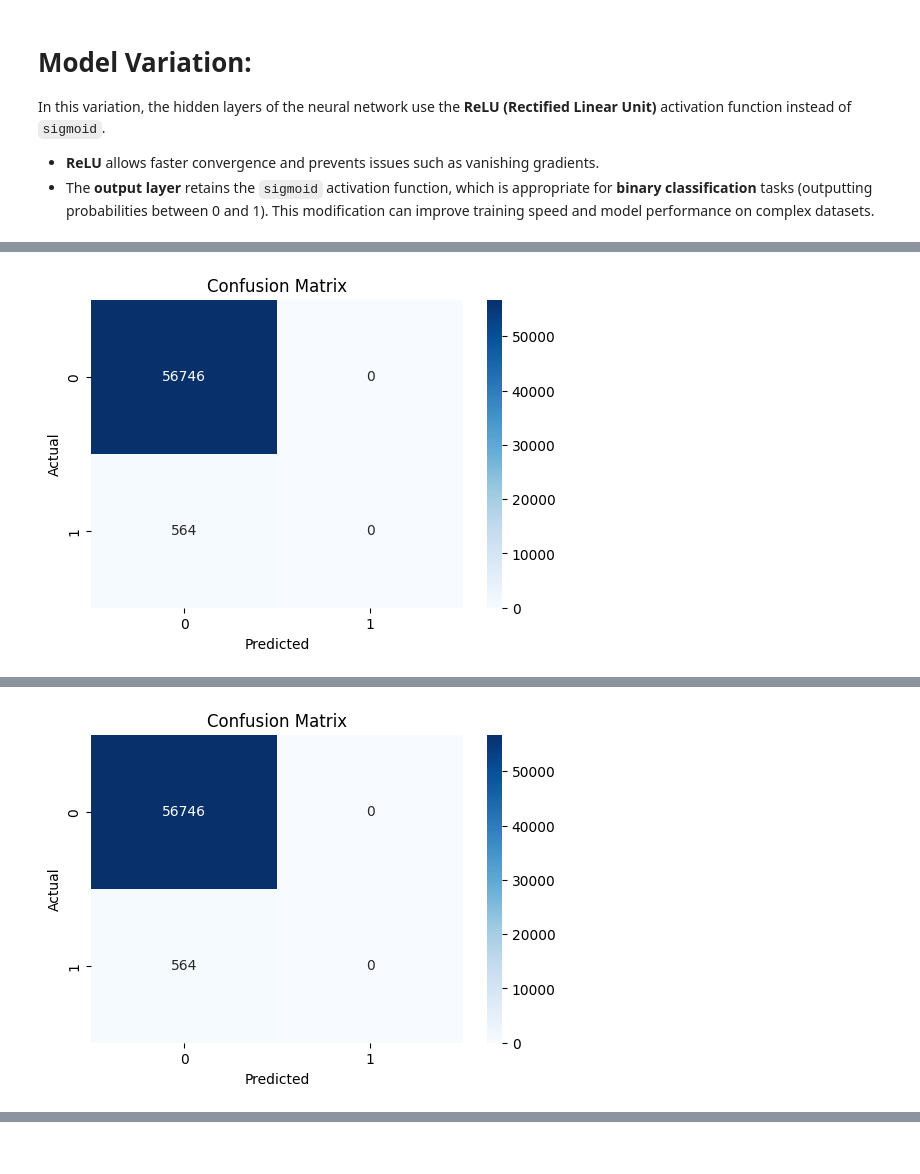
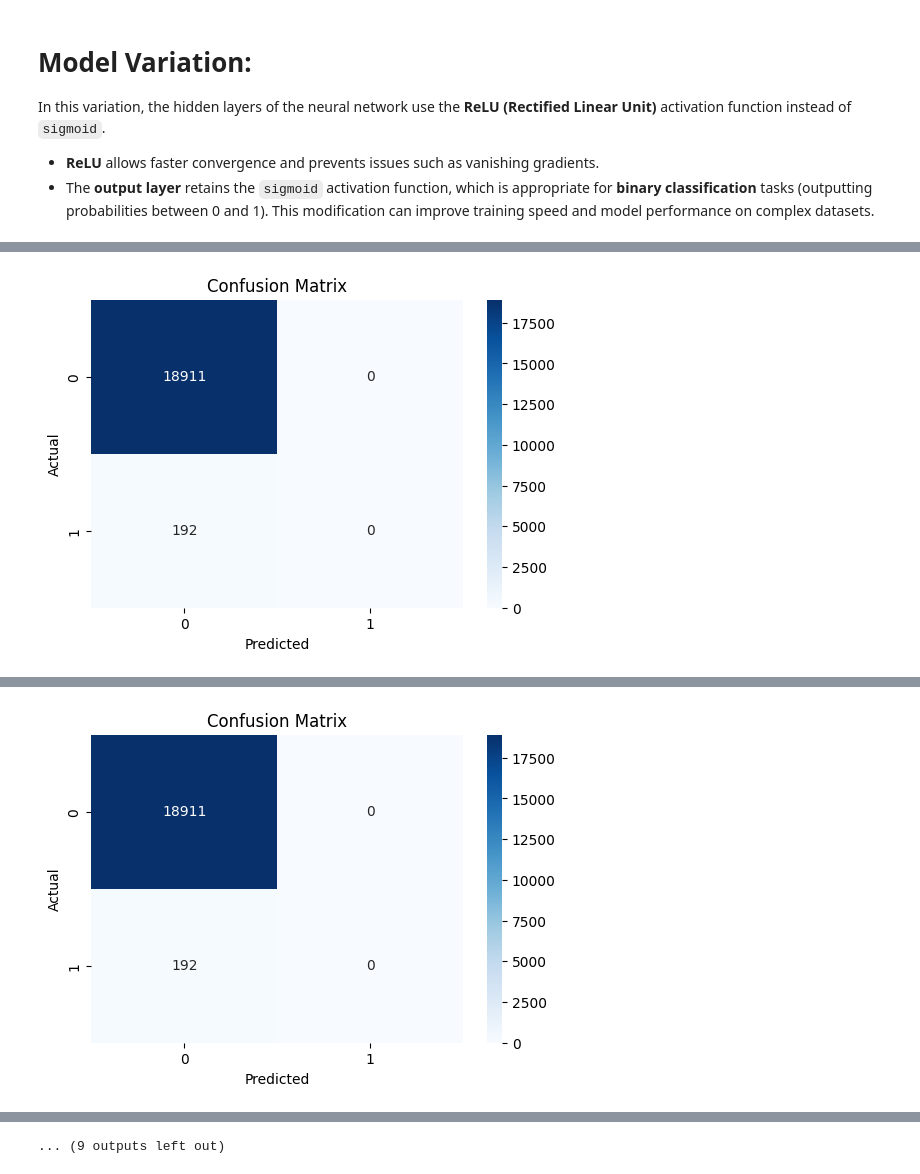
Before and after one commit to GraceLytle/CS597-CyberAI, a Jupyter notebook: notebooks/dataset_2/artificial_neural_network/neural-network-intrusion-detection.ipynb, the cells around one changed output, grey strips where cells are left out. Drawn from its saved outputs; the diff is of its cells as text; code cells hidden in the pictures.

```diff
--- a/notebooks/dataset_2/artificial_neural_network/neural-network-intrusion-detection.ipynb
+++ b/notebooks/dataset_2/artificial_neural_network/neural-network-intrusion-detection.ipynb
@@ -185,7 +185,7 @@ K-Folds Cross-Validation helps mitigate overfitting by evaluating the model on d
 # Number of folds
 from sklearn.model_selection import KFold
 from sklearn.metrics import accuracy_score
-k = 2
+k = 10
 kf = KFold(n_splits=k, shuffle=True, random_state=42)
 fold_no = 1
 all_fold_accuracies = []
@@ -341,6 +411,7 @@ In this variation, the hidden layers of the neural network use the **ReLU (Recti
 - The **output layer** retains the `sigmoid` activation function, which is appropriate for **binary classification** tasks (outputting probabilities between 0 and 1).
 This modification can improve training speed and model performance on complex datasets.
 # %%
+fold_no = 1
 for train_index, test_index in kf.split(X):
     print(f"Training fold {fold_no}...")
 
@@ -405,5 +476,5 @@ Epoch 10/10
 597/597 [==============================] - 1s 2ms/step
 Fold 1 Accuracy: 0.9905255443886097
-[figure, old version]
+[figure, new version]
 Training fold 2...
 Epoch 1/10
@@ -424,4 +495,4 @@ Epoch 10/10
 Fold 2 Accuracy: 0.9905255443886097
-[figure, old version]
+[figure, new version]
 Training fold 3...
 Epoch 1/10
@@ -480,0 +569 @@ Average Accuracy after 2 folds: 0.9907244556113903
+... (9 outputs left out)
```
Also changed, not shown: parts of 2 cells of this notebook, 3 other files.
